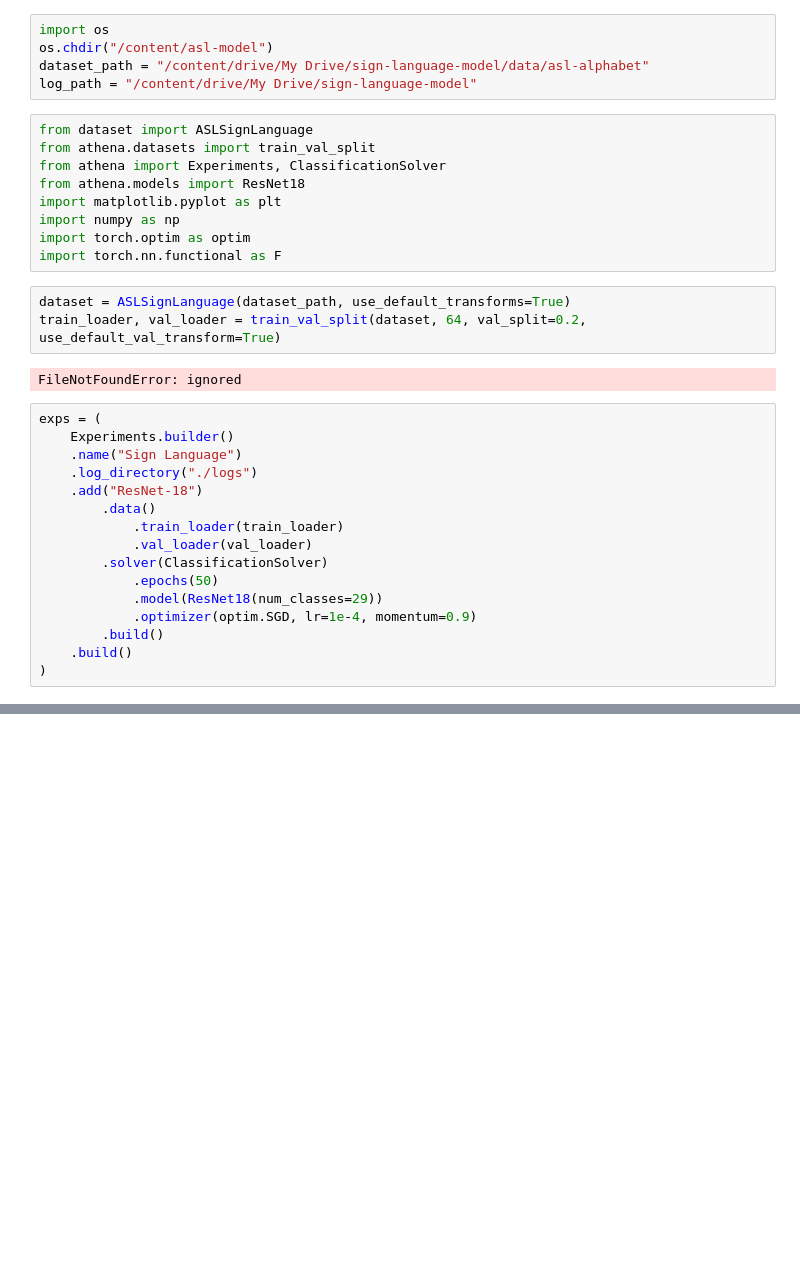
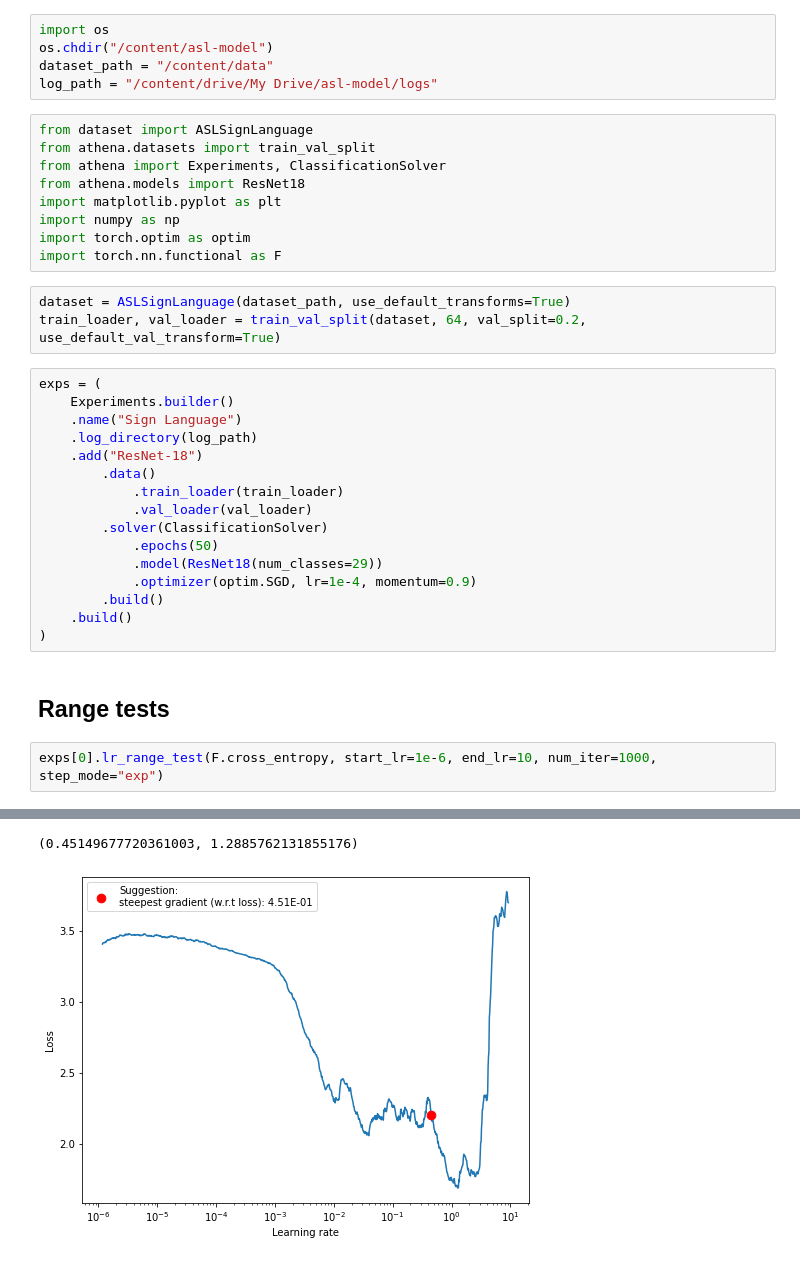
Before and after one commit to firekind/asl-model, a Jupyter notebook: notebook.ipynb, the cells around one changed output, grey strips where cells are left out. Saved outputs shown, nothing was run; the diff lists cells and outputs as text; blank space fills up the shorter version.

```diff
--- a/notebook.ipynb
+++ b/notebook.ipynb
@@ -17,8 +41,8 @@ Mounted at /content/drive
 # %%
 import os
 os.chdir("/content/asl-model")
-dataset_path = "/content/drive/My Drive/sign-language-model/data/asl-alphabet"
-log_path = "/content/drive/My Drive/sign-language-model"
+dataset_path = "/content/data"
+log_path = "/content/drive/My Drive/asl-model/logs"
 # %%
 from dataset import ASLSignLanguage
 from athena.datasets import train_val_split
@@ -31,13 +55,11 @@ import torch.nn.functional as F
 # %%
 dataset = ASLSignLanguage(dataset_path, use_default_transforms=True)
 train_loader, val_loader = train_val_split(dataset, 64, val_split=0.2, use_default_val_transform=True)
-# %% [output]
-FileNotFoundError: ignored
 # %%
 exps = (
     Experiments.builder()
     .name("Sign Language")
-    .log_directory("./logs")
+    .log_directory(log_path)
     .add("ResNet-18")
         .data()
             .train_loader(train_loader)
@@ -49,3 +71,8 @@ exps = (
         .build()
     .build()
 )
+# %% [markdown]
+## Range tests
+# %%
+exps[0].lr_range_test(F.cross_entropy, start_lr=1e-6, end_lr=10, num_iter=1000, step_mode="exp")
+# %% [output]
@@ -51,0 +81,2 @@ exps = (
+(0.45149677720361003, 1.2885762131855176)
+[figure, added]
```
Also changed, not shown: parts of 8 cells of this notebook.
